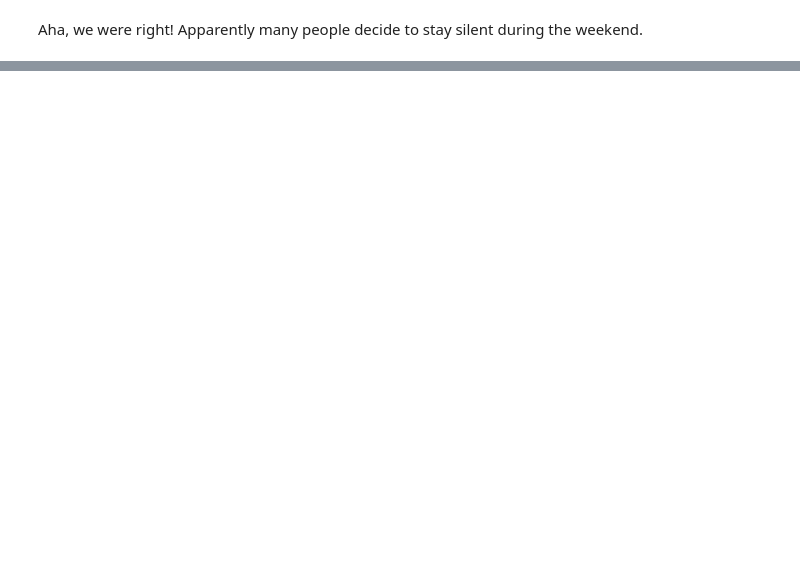
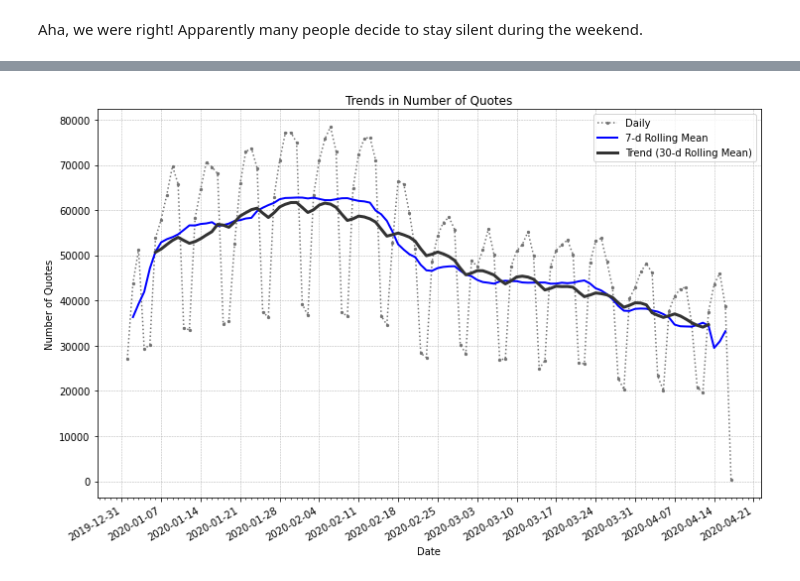
Before and after one commit to epfl-ada/ada-2021-project-hivemind, a Jupyter notebook: quotes_eda.ipynb, the cells around one changed output, grey strips where cells are left out. Drawn from its saved outputs; the diff is of its cells as text; code cells hidden in the pictures; blank space fills up the shorter version.

```diff
--- a/quotes_eda.ipynb
+++ b/quotes_eda.ipynb
@@ -82,0 +98,33 @@ Aha, we were right! Apparently many people decide to stay silent during the week
+# %%
+quote_trends_daily = pd.DataFrame({"n_quotes": number_of_quotes_per_day}, index=number_of_quotes_per_day.index)
+quote_trends_7 = quote_trends_daily["n_quotes"].rolling(window=7, center=True, min_periods=5).mean()
+quote_trends_30 = quote_trends_daily["n_quotes"].rolling(window=30, center=True, min_periods=20).mean()
+# %%
+# Plot daily, 7-day rolling mean, and 30-day rolling mean
+fig, ax = plt.subplots(1, figsize=(12, 8))
+ax.plot(number_of_quotes_per_day, marker=".", markersize=4.5, color="0.45", linestyle="dotted", label="Daily")
+ax.plot(quote_trends_7, linewidth=2, label='7-d Rolling Mean', color="b")
+ax.plot(quote_trends_30, color="0.2", linewidth=3, label="Trend (30-d Rolling Mean)")
+
+# Major ticks every week.
+fmt_week = mdates.WeekdayLocator(interval=1)
+ax.xaxis.set_major_locator(fmt_week)
+
+# Minor ticks every day.
+fmt_day = mdates.DayLocator(interval=1)
+ax.xaxis.set_minor_locator(fmt_day)
+
+# Text in the x axis will be displayed in 'YYYY-mm-dd' format.
+ax.xaxis.set_major_formatter(mdates.DateFormatter("%Y-%m-%d"))
+
+ax.legend()
+ax.grid(True, linewidth=0.5, linestyle="--")
+ax.set_xlabel("Date")
+ax.set_ylabel("Number of Quotes")
+ax.set_title("Trends in Number of Quotes")
+
+# Rotates and right aligns the x labels, and moves the bottom of the
+# axes up to make room for them.
+fig.autofmt_xdate()
+# %% [output]
+[figure, added]
```
Also changed, not shown: parts of 15 cells of this notebook.
